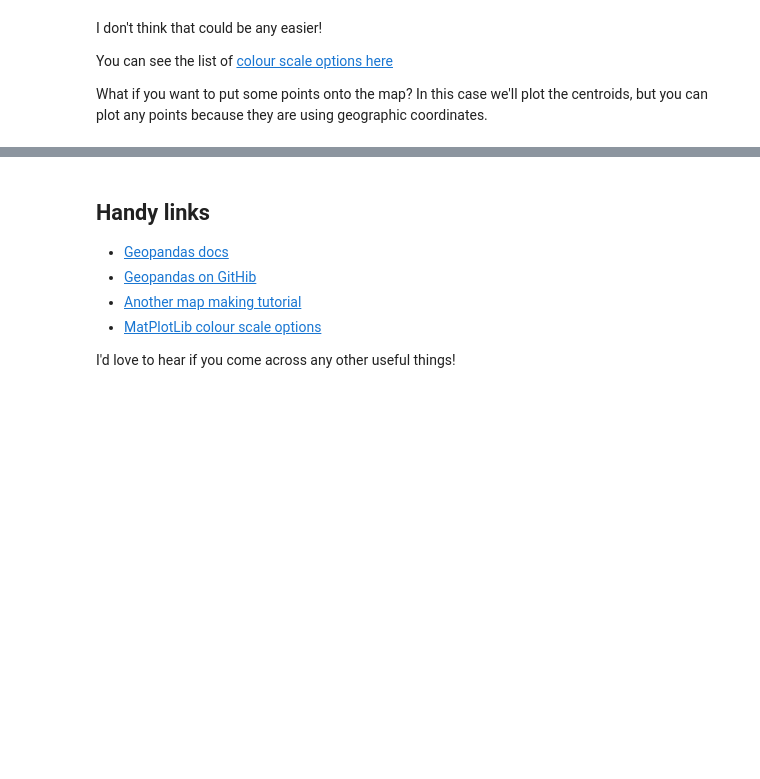
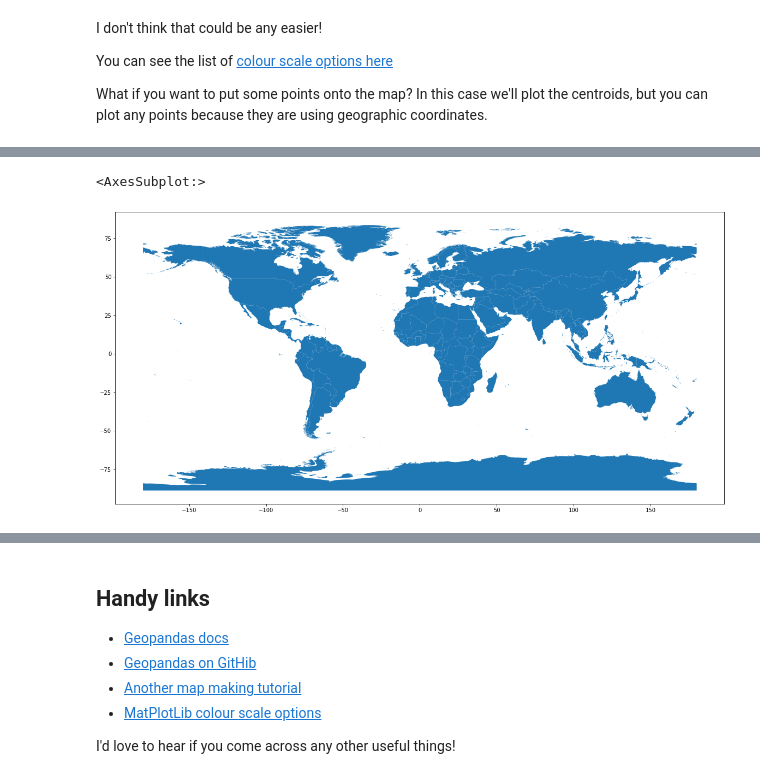
Before and after one commit to oliviajxiao/data_project, a Jupyter notebook: maps/maps.ipynb, the cells around one changed output, grey strips where cells are left out. Saved outputs shown, nothing was run; the diff lists cells and outputs as text; code cells hidden in the pictures; blank space fills up the shorter version.

```diff
--- a/maps/maps.ipynb
+++ b/maps/maps.ipynb
@@ -296,0 +356,4 @@ really_close_burbs.centroid.plot(ax=ax)
+# %%
+world = '/Users/oliviaxiao/1161/data_project/maps/World_Countries_Generalized/World_Countries_Generalized.shp'
+if os.path.isfile(world):
+    print("loading from file")
@@ -296,0 +362,6 @@ really_close_burbs.centroid.plot(ax=ax)
+# %%
+countries = gp.GeoDataFrame.from_file(world)
+countries.set_crs(epsg=5234, inplace=True, allow_override=True)
+# https://epsg.io/8021
+# GDA2020 is the latest and least wrong coord set for Sydney
+countries.sample(2)
@@ -296,0 +372,5 @@ really_close_burbs.centroid.plot(ax=ax)
+# %%
+countries.geometry.plot()
+# %% [output]
+<AxesSubplot:>
+[figure, added]
```
Also changed, not shown: parts of 14 cells of this notebook, 11 other files.
